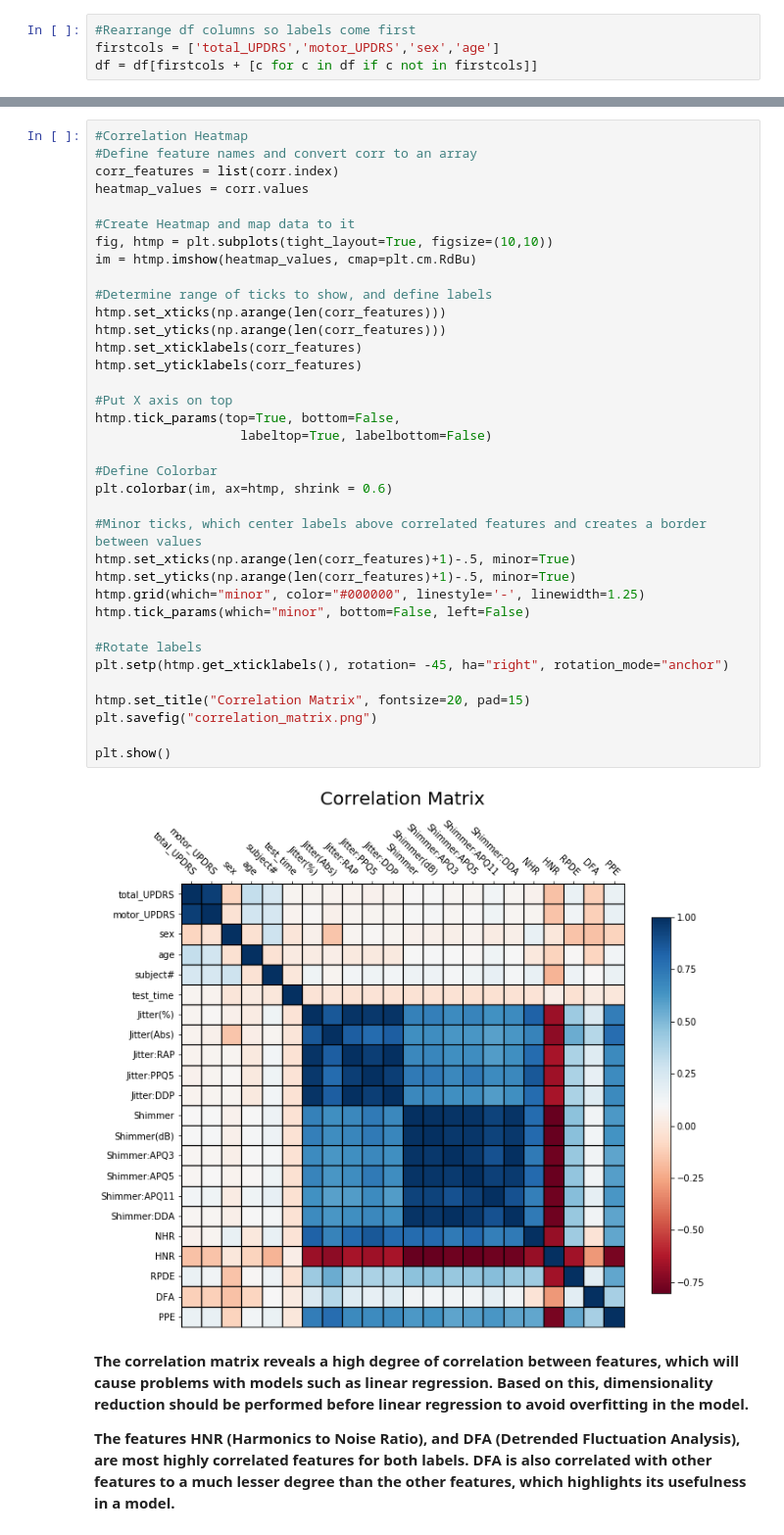
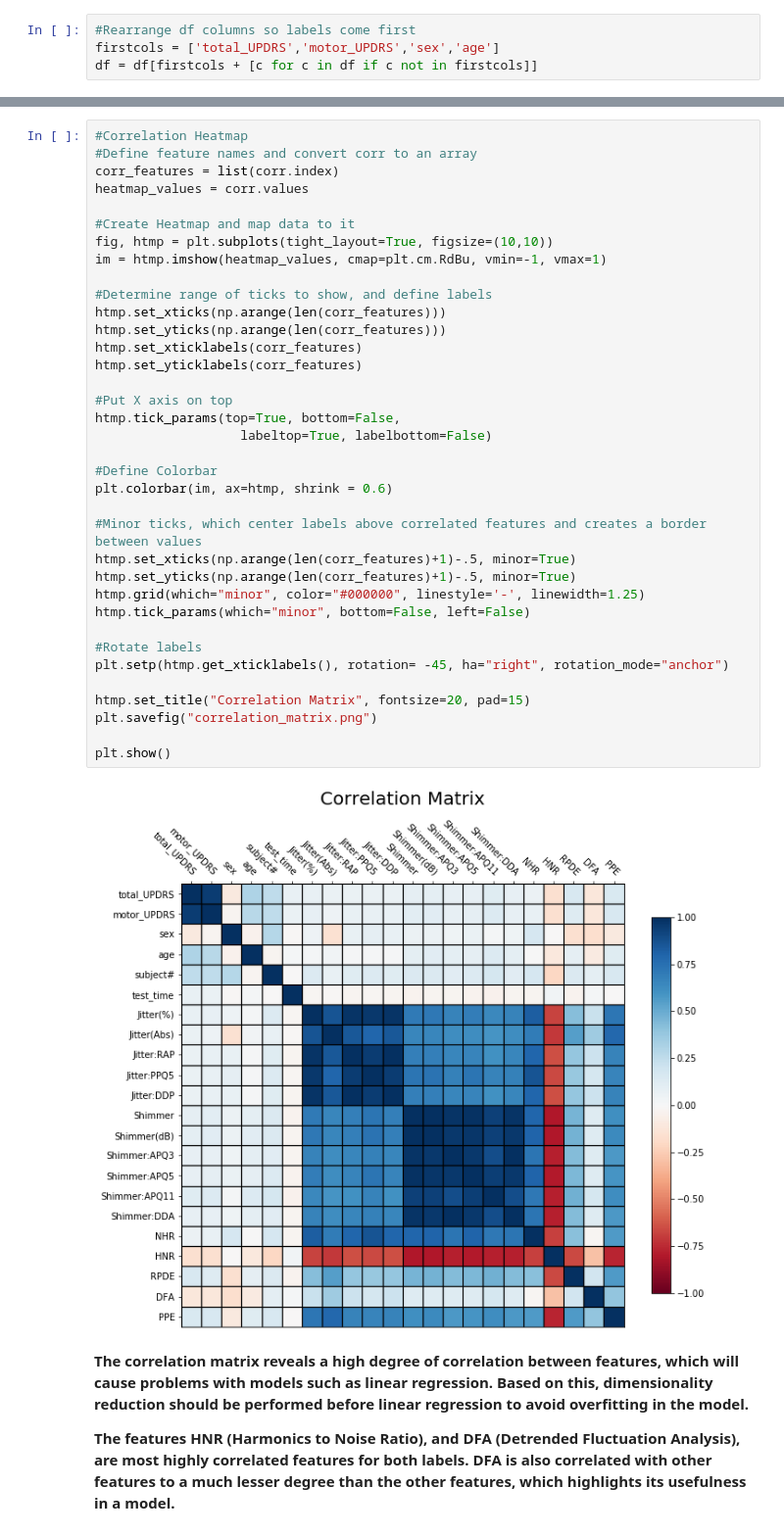
Before and after one commit to Sharath-Shenoy/Machine_Learning_In_Healthcare, a Jupyter notebook: Final- Regression to Predict Severity of Parkinson's.ipynb, the cells around one changed output, grey strips where cells are left out. Shown at 98% size. Saved outputs shown, nothing was run; the diff lists cells and outputs as text.

```diff
--- a/Final- Regression to Predict Severity of Parkinson's.ipynb
+++ b/Final- Regression to Predict Severity of Parkinson's.ipynb
@@ -108,36 +119,36 @@ heatmap_values = corr.values
 
 #Create Heatmap and map data to it
 fig, htmp = plt.subplots(tight_layout=True, figsize=(10,10))
-im = htmp.imshow(heatmap_values, cmap=plt.cm.RdBu)
+im = htmp.imshow(heatmap_values, cmap=plt.cm.RdBu, vmin=-1, vmax=1)
 
 #Determine range of ticks to show, and define labels
 htmp.set_xticks(np.arange(len(corr_features)))
 htmp.set_yticks(np.arange(len(corr_features)))
 htmp.set_xticklabels(corr_features)
 htmp.set_yticklabels(corr_features)
 
 #Put X axis on top
 htmp.tick_params(top=True, bottom=False,
                    labeltop=True, labelbottom=False)
 
 #Define Colorbar
 plt.colorbar(im, ax=htmp, shrink = 0.6)
 
 #Minor ticks, which center labels above correlated features and creates a border between values
 htmp.set_xticks(np.arange(len(corr_features)+1)-.5, minor=True)
 htmp.set_yticks(np.arange(len(corr_features)+1)-.5, minor=True)
 htmp.grid(which="minor", color="#000000", linestyle='-', linewidth=1.25)
 htmp.tick_params(which="minor", bottom=False, left=False)
 
 #Rotate labels
 plt.setp(htmp.get_xticklabels(), rotation= -45, ha="right", rotation_mode="anchor")
 
 htmp.set_title("Correlation Matrix", fontsize=20, pad=15)
 plt.savefig("correlation_matrix.png")
 
 plt.show()
 # %% [output]
-[figure, old version]
+[figure, new version]
 # %% [markdown]
 **The correlation matrix reveals a high degree of correlation between features, which will cause problems with models such as linear regression. Based on this, dimensionality reduction should be performed before linear regression to avoid overfitting in the model.**
 
```
Also changed, not shown: parts of 1 cell of this notebook, 1 other file.
